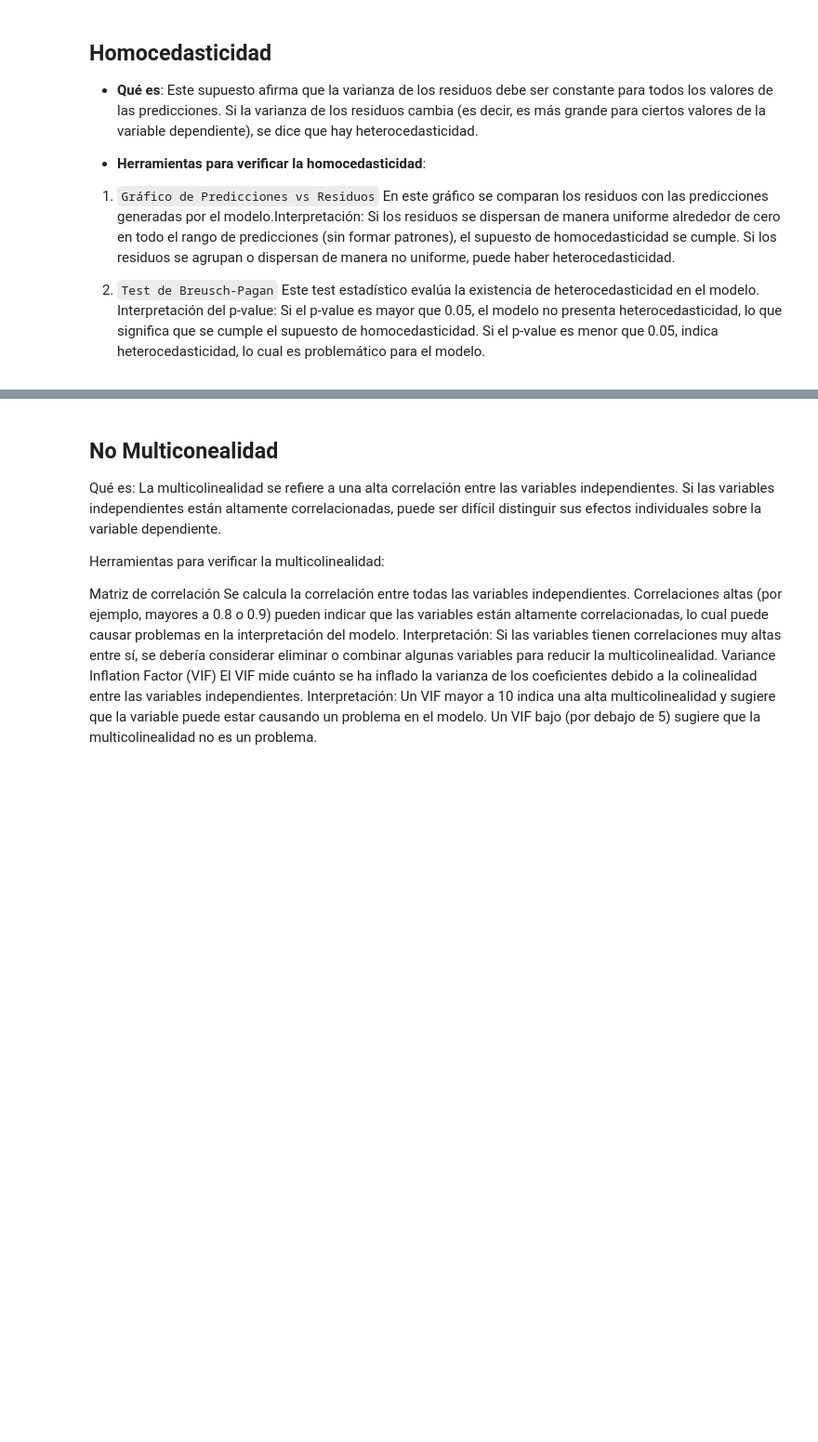
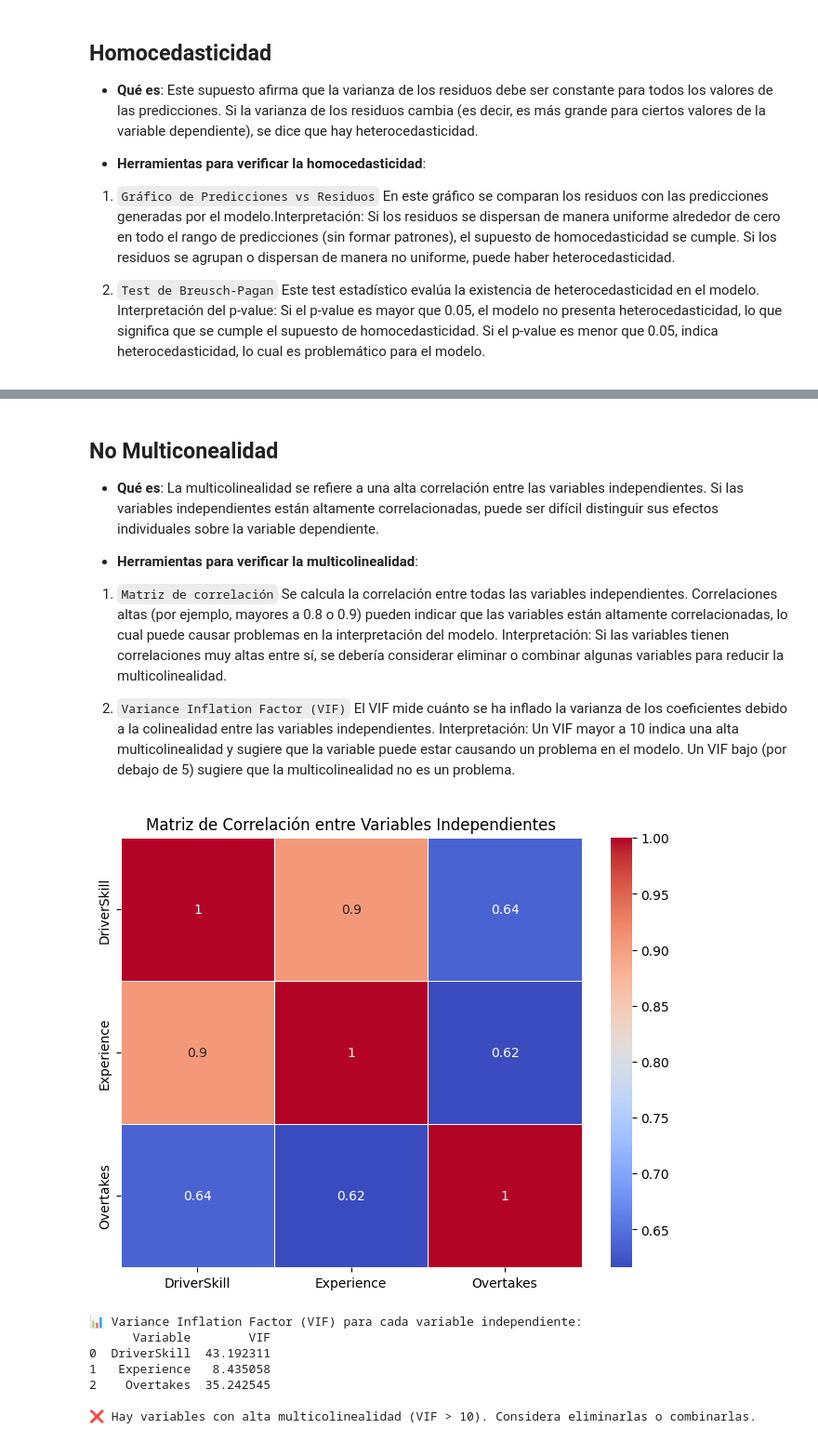
Before and after one commit to JabelResendiz/F1StatsLab, a Jupyter notebook: formula1/5analisis_supuestos.ipynb, the cells around one changed output, grey strips where cells are left out. Shown at 93% size. Cells and saved outputs as stored; diff of their text form; code cells hidden in the pictures; blank space fills up the shorter version.

```diff
--- a/formula1/5analisis_supuestos.ipynb
+++ b/formula1/5analisis_supuestos.ipynb
@@ -287,15 +390,55 @@ Si el p-value es menor que 0.05, indica heterocedasticidad, lo cual es problemá
 # %% [markdown]
 ## No Multiconealidad
 
-Qué es: La multicolinealidad se refiere a una alta correlación entre las variables independientes. Si las variables independientes están altamente correlacionadas, puede ser difícil distinguir sus efectos individuales sobre la variable dependiente.
+- **Qué es**: La multicolinealidad se refiere a una alta correlación entre las variables independientes. Si las variables independientes están altamente correlacionadas, puede ser difícil distinguir sus efectos individuales sobre la variable dependiente.
 
-Herramientas para verificar la multicolinealidad:
+- **Herramientas para verificar la multicolinealidad**:
 
-Matriz de correlación
+1. `Matriz de correlación`
 Se calcula la correlación entre todas las variables independientes. Correlaciones altas (por ejemplo, mayores a 0.8 o 0.9) pueden indicar que las variables están altamente correlacionadas, lo cual puede causar problemas en la interpretación del modelo.
 Interpretación: Si las variables tienen correlaciones muy altas entre sí, se debería considerar eliminar o combinar algunas variables para reducir la multicolinealidad.
-Variance Inflation Factor (VIF)
+
+
+2. `Variance Inflation Factor (VIF)`
 El VIF mide cuánto se ha inflado la varianza de los coeficientes debido a la colinealidad entre las variables independientes.
 Interpretación:
 Un VIF mayor a 10 indica una alta multicolinealidad y sugiere que la variable puede estar causando un problema en el modelo.
 Un VIF bajo (por debajo de 5) sugiere que la multicolinealidad no es un problema.
+# %%
+import seaborn as sns
+import matplotlib.pyplot as plt
+import pandas as pd
+import numpy as np
+from statsmodels.stats.outliers_influence import variance_inflation_factor
+
+# 📌 1. Matriz de correlación
+plt.figure(figsize=(8, 6))
+correlation_matrix = X.corr()
+sns.heatmap(correlation_matrix, annot=True, cmap='coolwarm', linewidths=0.5)
+plt.title('Matriz de Correlación entre Variables Independientes')
+plt.show()
+
+# 📌 2. Calcular el Variance Inflation Factor (VIF)
+vif_data = pd.DataFrame()
+vif_data["Variable"] = X.columns
+vif_data["VIF"] = [variance_inflation_factor(X.values, i) for i in range(X.shape[1])]
+
+# Mostrar los resultados del VIF
+print("\n📊 Variance Inflation Factor (VIF) para cada variable independiente:")
+print(vif_data)
+
+# Interpretación del VIF
+high_vif = vif_data[vif_data["VIF"] > 10]
+if not high_vif.empty:
+    print("\n❌ Hay variables con alta multicolinealidad (VIF > 10). Considera eliminarlas o combinarlas.")
+else:
+    print("\n✅ No hay evidencia de alta multicolinealidad. El modelo es estable.")
+# %% [output]
+[figure, added]
+📊 Variance Inflation Factor (VIF) para cada variable independiente:
+      Variable        VIF
+0  DriverSkill  43.192311
+1   Experience   8.435058
+2    Overtakes  35.242545
+
+❌ Hay variables con alta multicolinealidad (VIF > 10). Considera eliminarlas o combinarlas.
```
Also changed, not shown: parts of 10 cells of this notebook, 1 other file.
